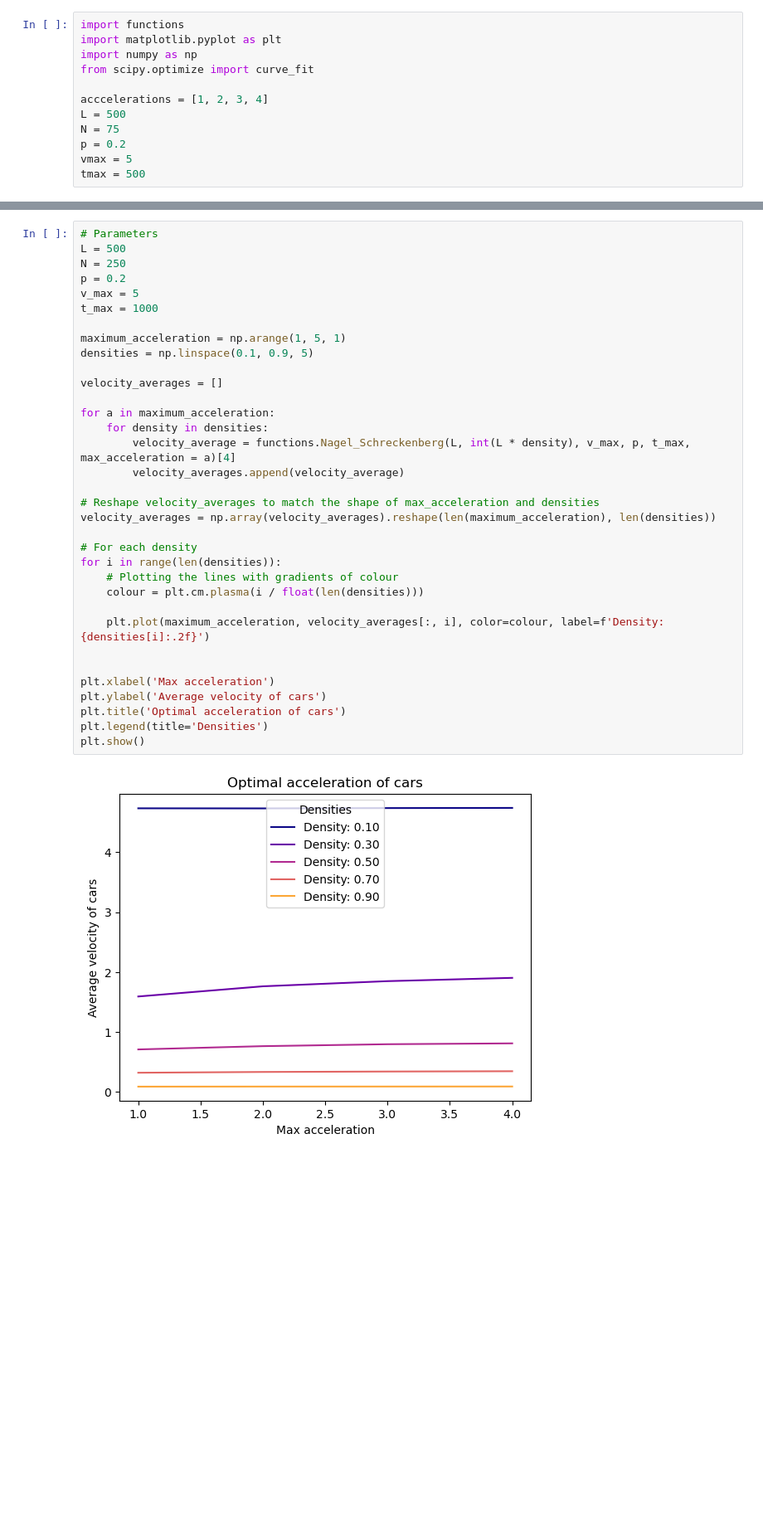
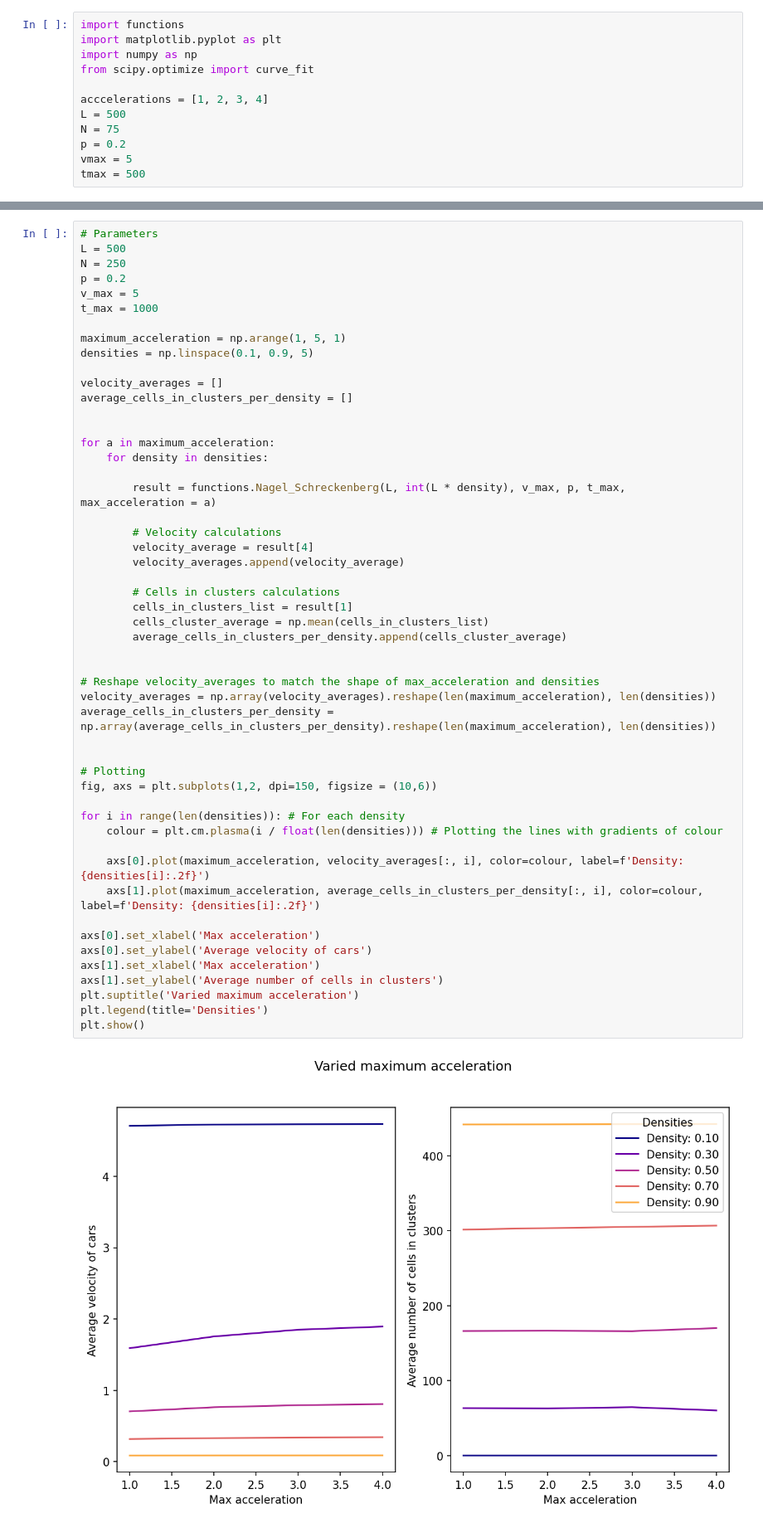
Before and after one commit to SofiaHilma/Traffic_flow_simulation, a Jupyter notebook: acceleration.ipynb, the cells around one changed output, grey strips where cells are left out. Shown at 83% size. Saved outputs shown, nothing was run; the diff lists cells and outputs as text; blank space fills up the shorter version.

Commit message:
Added plots and analysis to acceleration and braking notebooks

```diff
--- a/acceleration.ipynb
+++ b/acceleration.ipynb
@@ -29,36 +31,53 @@ plt.show()
 # %%
 # Parameters
 L = 500
 N = 250
 p = 0.2
 v_max = 5
 t_max = 1000
 
 maximum_acceleration = np.arange(1, 5, 1)
 densities = np.linspace(0.1, 0.9, 5)
 
 velocity_averages = []
+average_cells_in_clusters_per_density = []
+
 
 for a in maximum_acceleration:
     for density in densities:
-        velocity_average = functions.Nagel_Schreckenberg(L, int(L * density), v_max, p, t_max, max_acceleration = a)[4]
+
+        result = functions.Nagel_Schreckenberg(L, int(L * density), v_max, p, t_max, max_acceleration = a)
+
+        # Velocity calculations
+        velocity_average = result[4]
         velocity_averages.append(velocity_average)
+
+        # Cells in clusters calculations
+        cells_in_clusters_list = result[1]
+        cells_cluster_average = np.mean(cells_in_clusters_list)
+        average_cells_in_clusters_per_density.append(cells_cluster_average)
+
 
 # Reshape velocity_averages to match the shape of max_acceleration and densities
 velocity_averages = np.array(velocity_averages).reshape(len(maximum_acceleration), len(densities))
-
-# For each density
-for i in range(len(densities)):
-    # Plotting the lines with gradients of colour
-    colour = plt.cm.plasma(i / float(len(densities)))
-
-    plt.plot(maximum_acceleration, velocity_averages[:, i], color=colour, label=f'Density: {densities[i]:.2f}')
+average_cells_in_clusters_per_density = np.array(average_cells_in_clusters_per_density).reshape(len(maximum_acceleration), len(densities))
 
 
-plt.xlabel('Max acceleration')
-plt.ylabel('Average velocity of cars')
-plt.title('Optimal acceleration of cars')
+# Plotting
+fig, axs = plt.subplots(1,2, dpi=150, figsize = (10,6))
+
+for i in range(len(densities)): # For each density
+    colour = plt.cm.plasma(i / float(len(densities))) # Plotting the lines with gradients of colour
+
+    axs[0].plot(maximum_acceleration, velocity_averages[:, i], color=colour, label=f'Density: {densities[i]:.2f}')
+    axs[1].plot(maximum_acceleration, average_cells_in_clusters_per_density[:, i], color=colour, label=f'Density: {densities[i]:.2f}')
+
+axs[0].set_xlabel('Max acceleration')
+axs[0].set_ylabel('Average velocity of cars')
+axs[1].set_xlabel('Max acceleration')
+axs[1].set_ylabel('Average number of cells in clusters')
+plt.suptitle('Varied maximum acceleration')
 plt.legend(title='Densities')
 plt.show()
 # %% [output]
-[figure, old version]
+[figure, new version]
```
Also changed, not shown: parts of 5 cells of this notebook, 2 other files.
